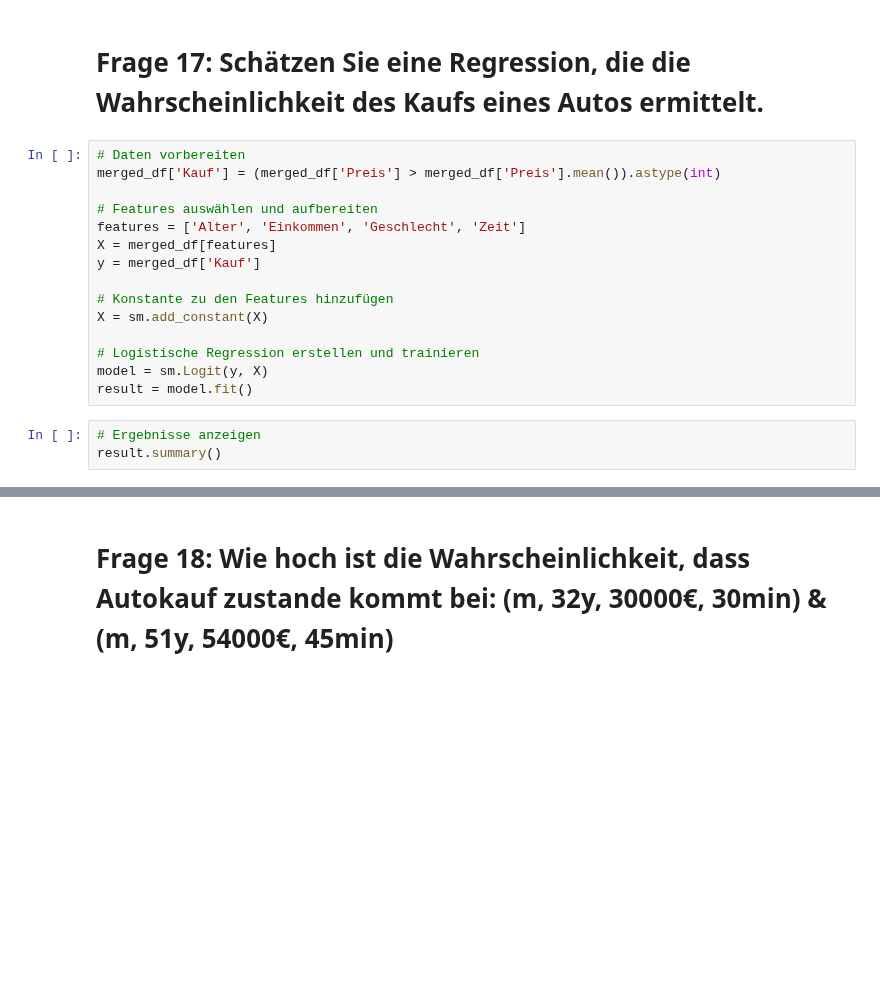
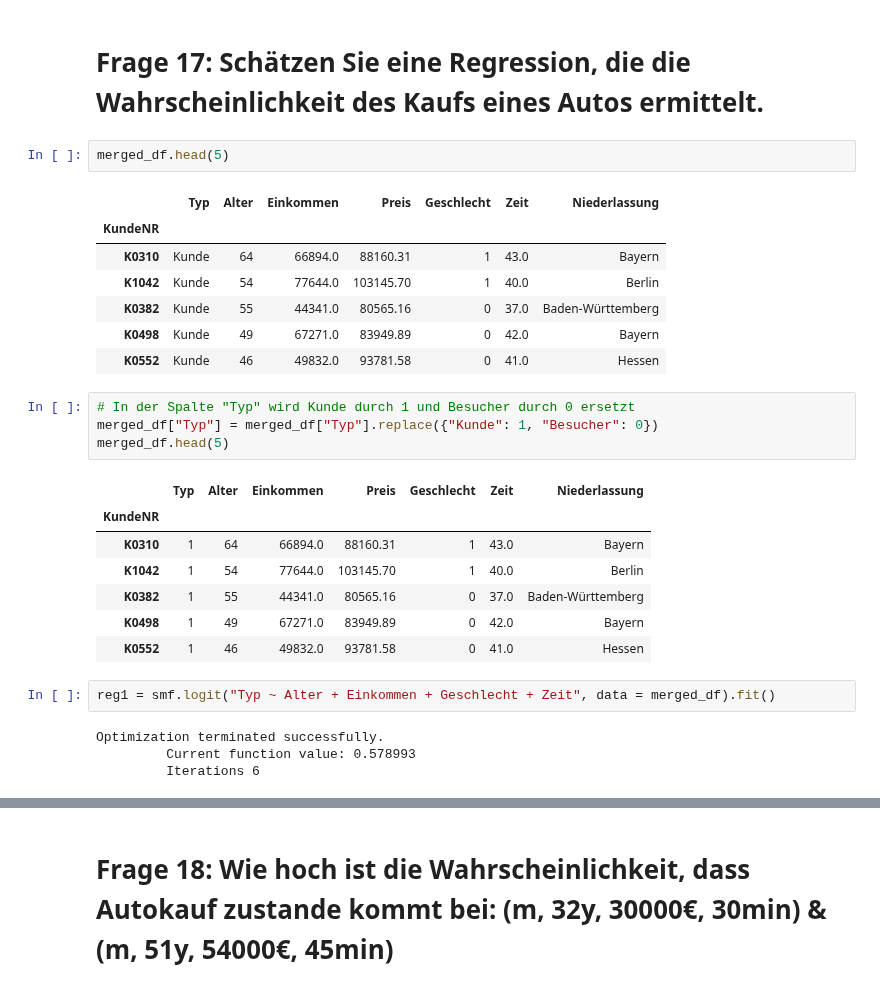
Before and after one commit to Dennis130301/final_projectWS23_Group1, a Jupyter notebook: Projekt_Gruppe1.ipynb, the cells around one changed output, grey strips where cells are left out. Saved outputs shown, nothing was run; the diff lists cells and outputs as text; blank space fills up the shorter version.

```diff
--- a/Projekt_Gruppe1.ipynb
+++ b/Projekt_Gruppe1.ipynb
@@ -534,21 +938,31 @@ result.summary()
 Einkommen hat das größte Beta [0;1] und beeinflusst daher den Preis des Autos am meisten
 # %% [markdown]
 # Frage 17: Schätzen Sie eine Regression, die die Wahrscheinlichkeit des Kaufs eines Autos ermittelt.
-# %%
-# Daten vorbereiten
-merged_df['Kauf'] = (merged_df['Preis'] > merged_df['Preis'].mean()).astype(int)
-
-# Features auswählen und aufbereiten
-features = ['Alter', 'Einkommen', 'Geschlecht', 'Zeit']
-X = merged_df[features]
-y = merged_df['Kauf']
-
-# Konstante zu den Features hinzufügen
-X = sm.add_constant(X)
-
-# Logistische Regression erstellen und trainieren
-model = sm.Logit(y, X)
-result = model.fit()
-# %%
-# Ergebnisse anzeigen
-result.summary()
+# %%
+merged_df.head(5)
+# %% [output]
+|  | Typ | Alter | Einkommen | Preis | Geschlecht | Zeit | Niederlassung |
+| KundeNR |  |  |  |  |  |  |  |
+| K0310 | Kunde | 64 | 66894.0 | 88160.31 | 1 | 43.0 | Bayern |
+| K1042 | Kunde | 54 | 77644.0 | 103145.70 | 1 | 40.0 | Berlin |
+| K0382 | Kunde | 55 | 44341.0 | 80565.16 | 0 | 37.0 | Baden-Württemberg |
+| K0498 | Kunde | 49 | 67271.0 | 83949.89 | 0 | 42.0 | Bayern |
+| K0552 | Kunde | 46 | 49832.0 | 93781.58 | 0 | 41.0 | Hessen |
+# %%
+# In der Spalte "Typ" wird Kunde durch 1 und Besucher durch 0 ersetzt
+merged_df["Typ"] = merged_df["Typ"].replace({"Kunde": 1, "Besucher": 0})
+merged_df.head(5)
+# %% [output]
+|  | Typ | Alter | Einkommen | Preis | Geschlecht | Zeit | Niederlassung |
+| KundeNR |  |  |  |  |  |  |  |
+| K0310 | 1 | 64 | 66894.0 | 88160.31 | 1 | 43.0 | Bayern |
+| K1042 | 1 | 54 | 77644.0 | 103145.70 | 1 | 40.0 | Berlin |
+| K0382 | 1 | 55 | 44341.0 | 80565.16 | 0 | 37.0 | Baden-Württemberg |
+| K0498 | 1 | 49 | 67271.0 | 83949.89 | 0 | 42.0 | Bayern |
+| K0552 | 1 | 46 | 49832.0 | 93781.58 | 0 | 41.0 | Hessen |
+# %%
+reg1 = smf.logit("Typ ~ Alter + Einkommen + Geschlecht + Zeit", data = merged_df).fit()
+# %% [output]
+Optimization terminated successfully.
+         Current function value: 0.578993
+         Iterations 6
```
Also changed, not shown: parts of 66 cells of this notebook.
